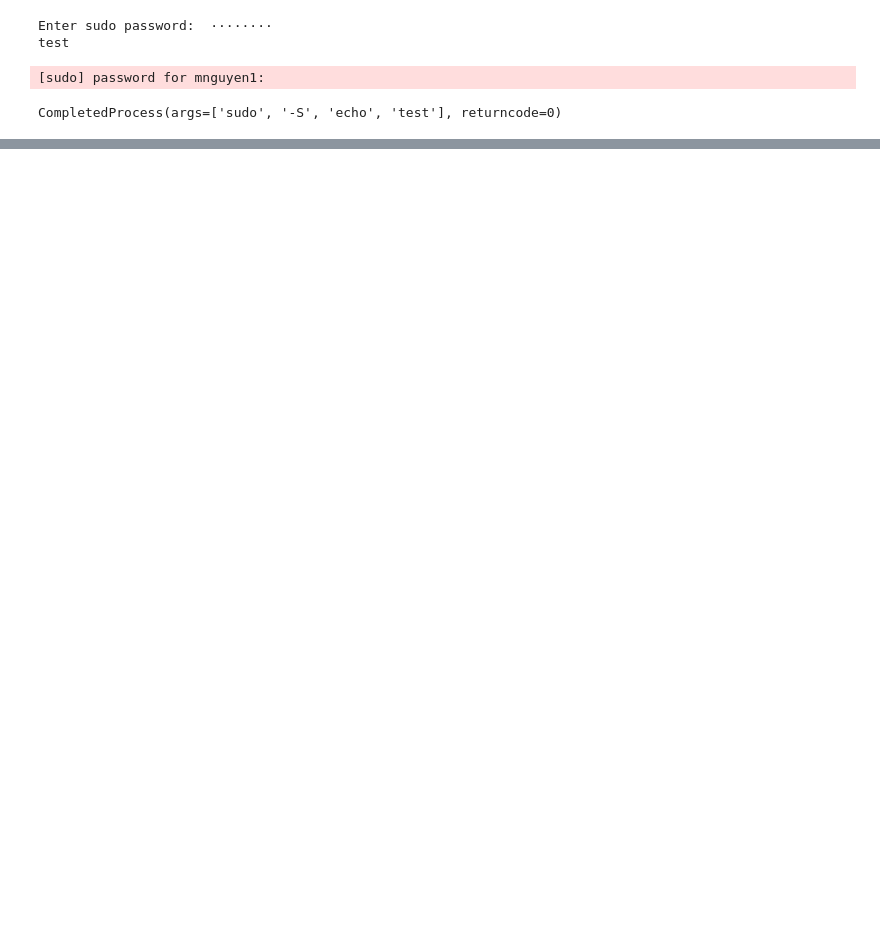
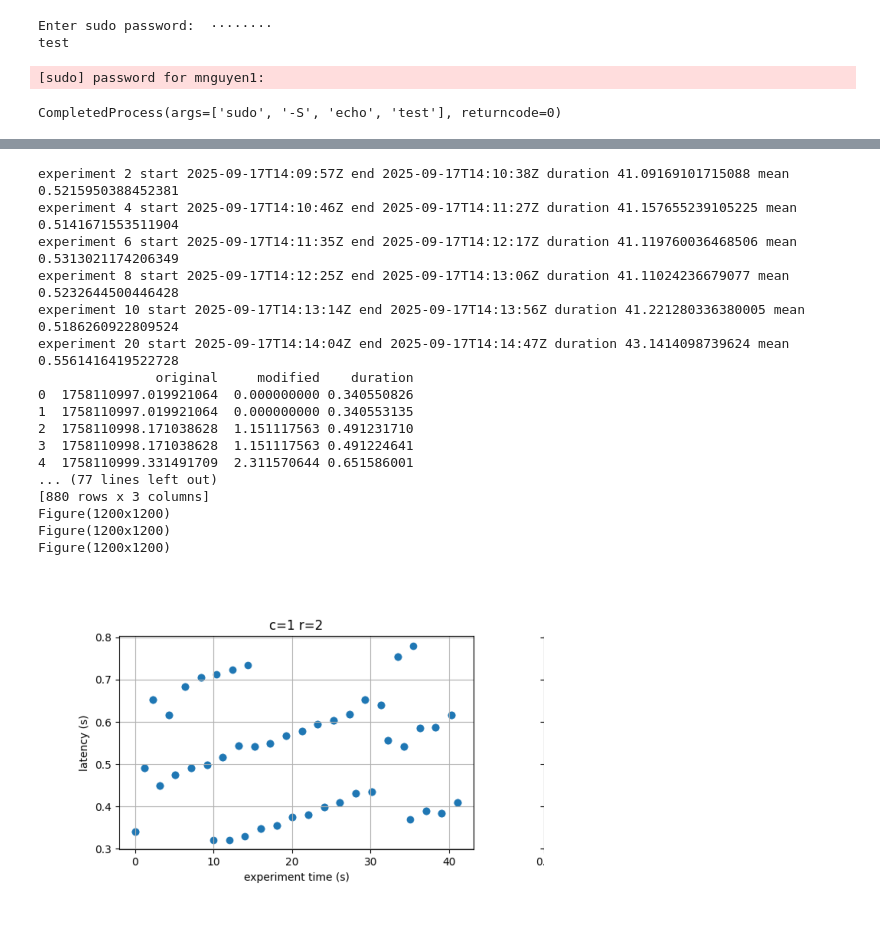
Before and after one commit to minhtung0404/cometbft, a Jupyter notebook: scripts/qa/reporting/epoch_scripts/latency_throughput_rate.ipynb, the cells around one changed output, grey strips where cells are left out. Cells and saved outputs as stored; diff of their text form; code cells hidden in the pictures; blank space fills up the shorter version.

```diff
--- a/scripts/qa/reporting/epoch_scripts/latency_throughput_rate.ipynb
+++ b/scripts/qa/reporting/epoch_scripts/latency_throughput_rate.ipynb
@@ -124,0 +125,31 @@ INFO    For 1 connection(s): throughput rate = 99.786270 tx/s   average latency
+# %%
+plot_cmd = [
+    sys.executable, "../latency_plotter.py",
+    f"Baseline",
+    f"{output_folder}aggregated_out.csv"
+]
+subprocess.run(plot_cmd)
+
+# show image of the plot
+plt.imshow(plt.imread(f"{img_folder}/c1r2.png"))
+plt.axis('off')
+plt.show()
+# %% [output]
+experiment 2 start 2025-09-17T14:09:57Z end 2025-09-17T14:10:38Z duration 41.09169101715088 mean 0.5215950388452381
+experiment 4 start 2025-09-17T14:10:46Z end 2025-09-17T14:11:27Z duration 41.157655239105225 mean 0.5141671553511904
+experiment 6 start 2025-09-17T14:11:35Z end 2025-09-17T14:12:17Z duration 41.119760036468506 mean 0.5313021174206349
+experiment 8 start 2025-09-17T14:12:25Z end 2025-09-17T14:13:06Z duration 41.11024236679077 mean 0.5232644500446428
+experiment 10 start 2025-09-17T14:13:14Z end 2025-09-17T14:13:56Z duration 41.221280336380005 mean 0.5186260922809524
+experiment 20 start 2025-09-17T14:14:04Z end 2025-09-17T14:14:47Z duration 43.1414098739624 mean 0.5561416419522728
+               original     modified    duration
+0  1758110997.019921064  0.000000000 0.340550826
+1  1758110997.019921064  0.000000000 0.340553135
+2  1758110998.171038628  1.151117563 0.491231710
+3  1758110998.171038628  1.151117563 0.491224641
+4  1758110999.331491709  2.311570644 0.651586001
+... (77 lines left out)
+[880 rows x 3 columns]
+Figure(1200x1200)
+Figure(1200x1200)
+Figure(1200x1200)
+[figure, added]
```
Also changed, not shown: parts of 4 cells of this notebook.
